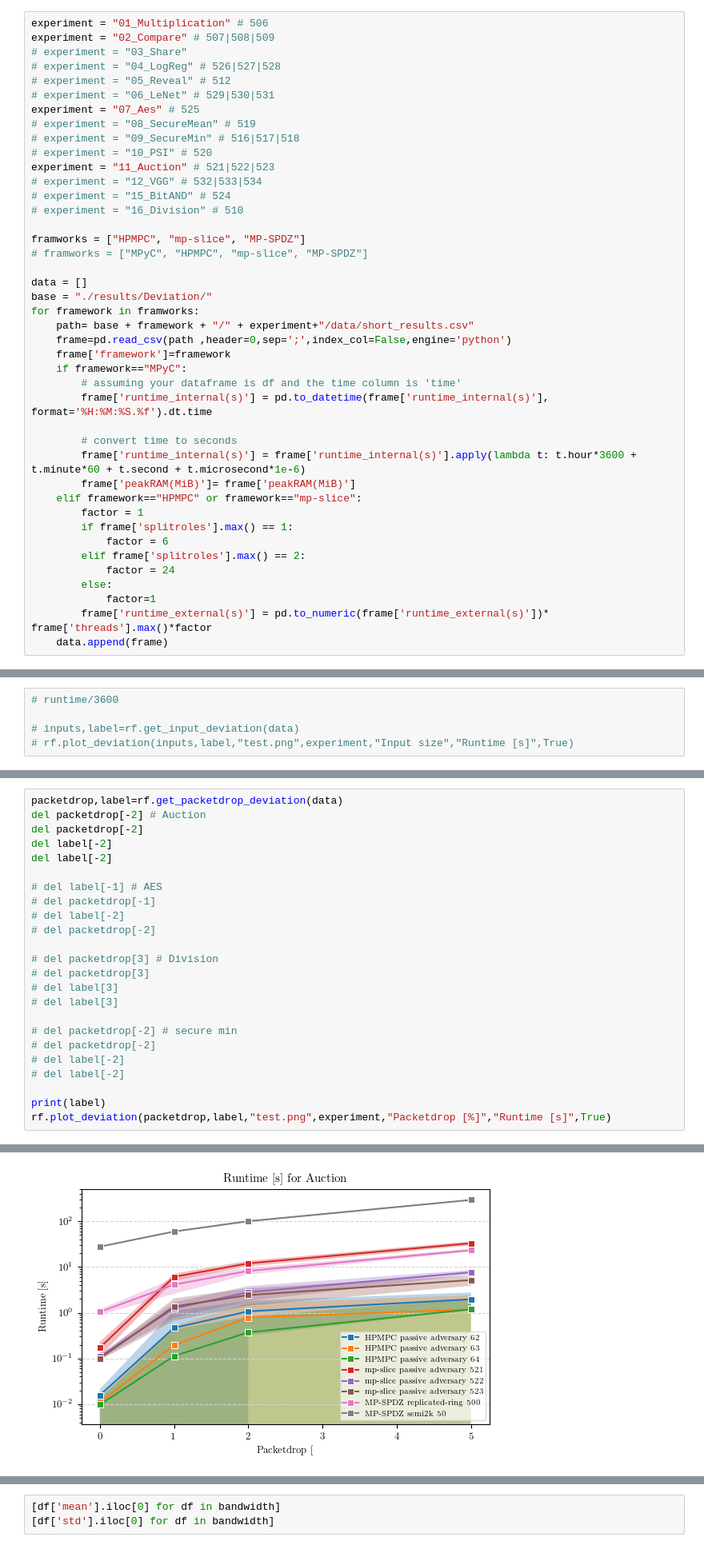
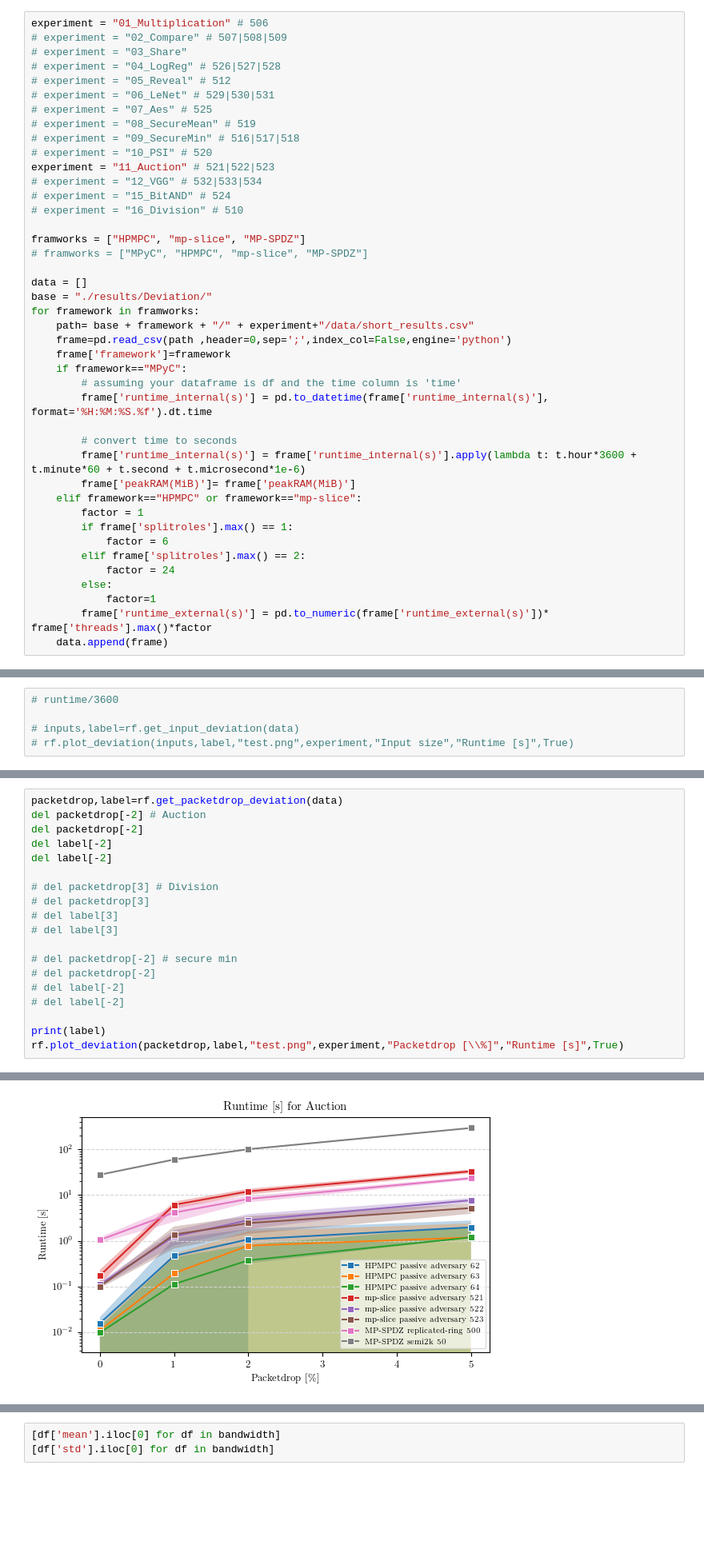
Before and after one commit to aSlunk/results, a Jupyter notebook: mp-slice/11_Auction/Deviation.ipynb, the cells around one changed output, grey strips where cells are left out. Shown at 80% size. Cells and saved outputs as stored; diff of their text form; blank space fills up the shorter version.

```diff
--- a/mp-slice/11_Auction/Deviation.ipynb
+++ b/mp-slice/11_Auction/Deviation.ipynb
@@ -10,12 +10,12 @@ importlib.reload(rf)
 rf.init_plotting()
 # %%
 experiment = "01_Multiplication" # 506
-experiment = "02_Compare" # 507|508|509
+# experiment = "02_Compare" # 507|508|509
 # experiment = "03_Share"
 # experiment = "04_LogReg" # 526|527|528
 # experiment = "05_Reveal" # 512
 # experiment = "06_LeNet" # 529|530|531
-experiment = "07_Aes" # 525
+# experiment = "07_Aes" # 525
 # experiment = "08_SecureMean" # 519
 # experiment = "09_SecureMin" # 516|517|518
 # experiment = "10_PSI" # 520
@@ -167,40 +157,35 @@ del packetdrop[-2] # Auction
 del packetdrop[-2]
 del label[-2]
 del label[-2]
-
-# del label[-1] # AES
-# del packetdrop[-1]
-# del label[-2]
-# del packetdrop[-2]
 
 # del packetdrop[3] # Division
 # del packetdrop[3]
 # del label[3]
 # del label[3]
 
 # del packetdrop[-2] # secure min
 # del packetdrop[-2]
 # del label[-2]
 # del label[-2]
 
 print(label)
-rf.plot_deviation(packetdrop,label,"test.png",experiment,"Packetdrop [%]","Runtime [s]",True)
+rf.plot_deviation(packetdrop,label,"test.png",experiment,"Packetdrop [\\%]","Runtime [s]",True)
 # %% [output]
 min packetdrops(%)
 0.0    0.015667
 1.0    0.468000
 2.0    1.074000
 5.0    1.971000
 Name: runtime_external(s), dtype: float64
 min packetdrops(%)
 0.0    0.011
 1.0    0.194
 2.0    0.783
 5.0    1.184
 Name: runtime_external(s), dtype: float64
 ... (35 lines left out)
 2    100.854000
 5    294.422000
 Name: runtime_external(s), dtype: float64
 ['HPMPC passive adversary 62', 'HPMPC passive adversary 63', 'HPMPC passive adversary 64', 'mp-slice passive adversary 521', 'mp-slice passive adversary 522', 'mp-slice passive adversary 523', 'MP-SPD ...
-[figure, old version]
+[figure, new version]
```
Also changed, not shown: parts of 5 cells of this notebook.
